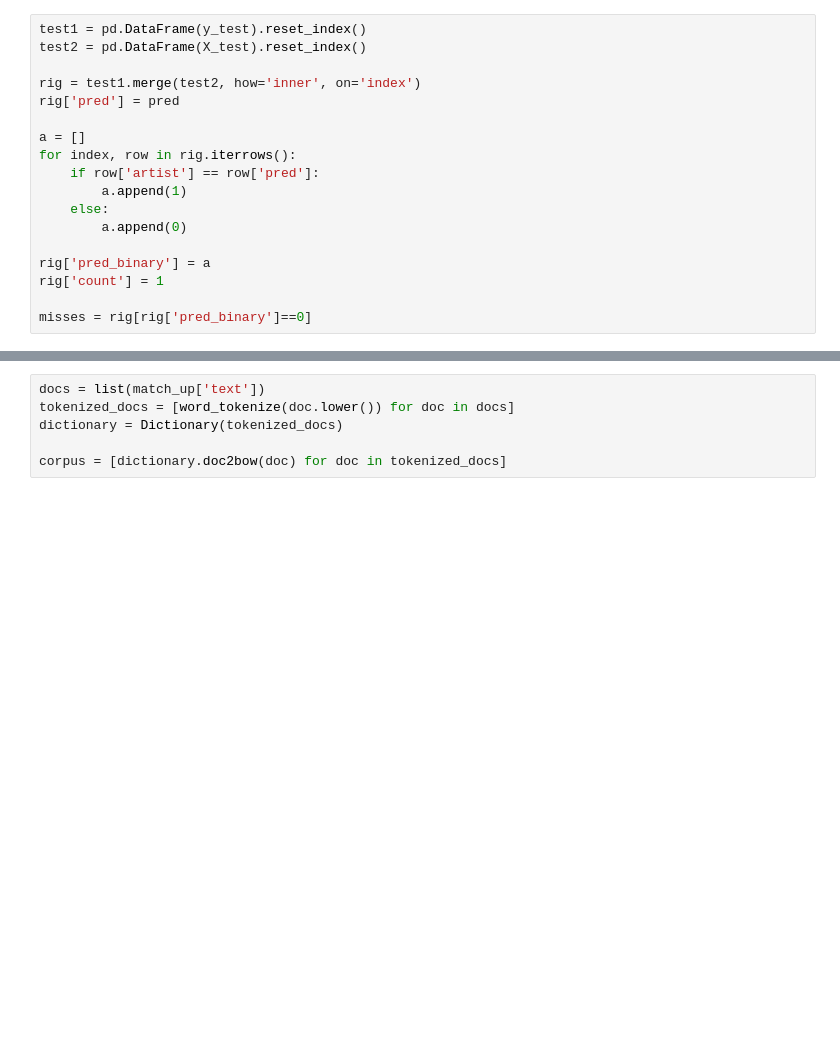
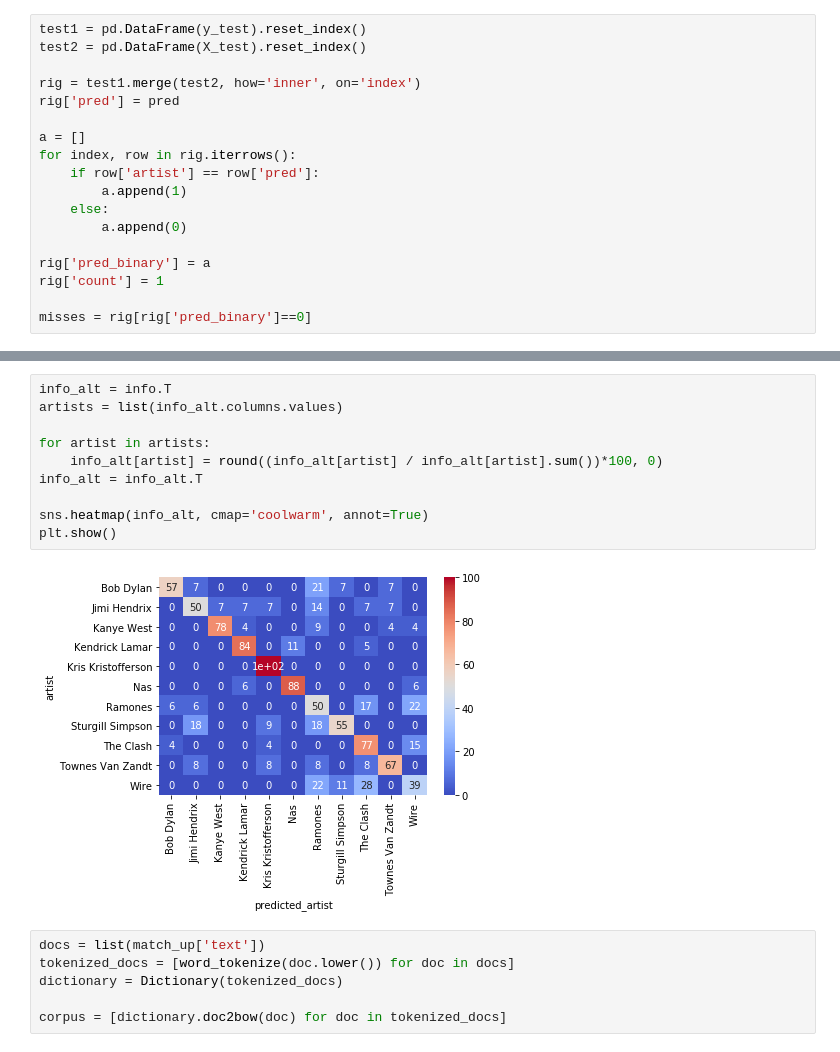
Before and after one commit to George-Mendoza/Natural-Language-Processing, a Jupyter notebook: Capstone 2.ipynb, the cells around one changed output, grey strips where cells are left out. Cells and saved outputs as stored; diff of their text form; blank space fills up the shorter version.

```diff
--- a/Capstone 2.ipynb
+++ b/Capstone 2.ipynb
@@ -389,3 +403,15 @@ plt.show()
+# %%
+info_alt = info.T
+artists = list(info_alt.columns.values)
+
+for artist in artists:
+    info_alt[artist] = round((info_alt[artist] / info_alt[artist].sum())*100, 0)
+info_alt = info_alt.T
+
+sns.heatmap(info_alt, cmap='coolwarm', annot=True)
+plt.show()
+# %% [output]
+[figure, added]
 # %%
 docs = list(match_up['text'])
 tokenized_docs = [word_tokenize(doc.lower()) for doc in docs]
```
Also changed, not shown: parts of 15 cells of this notebook, 2 other files.
